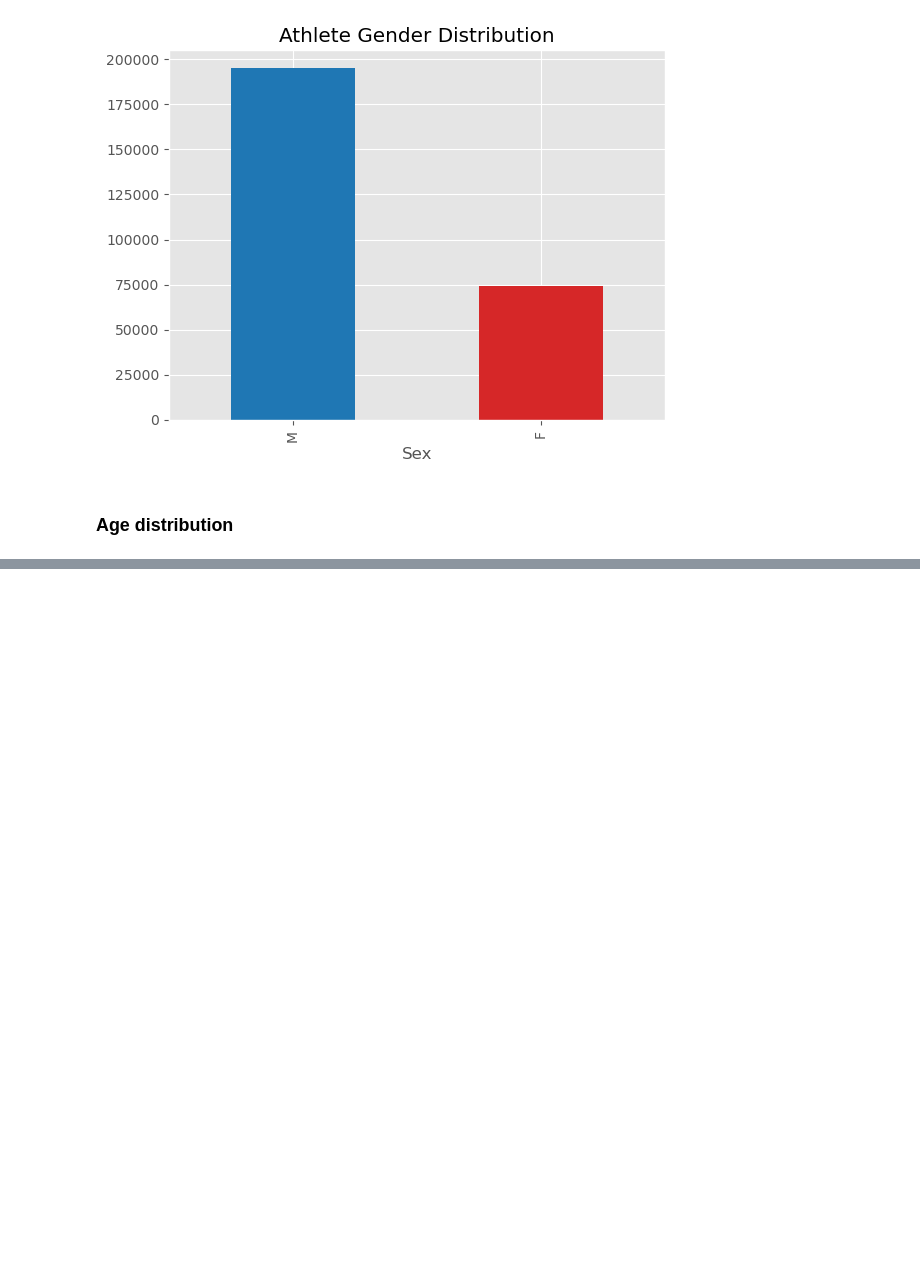
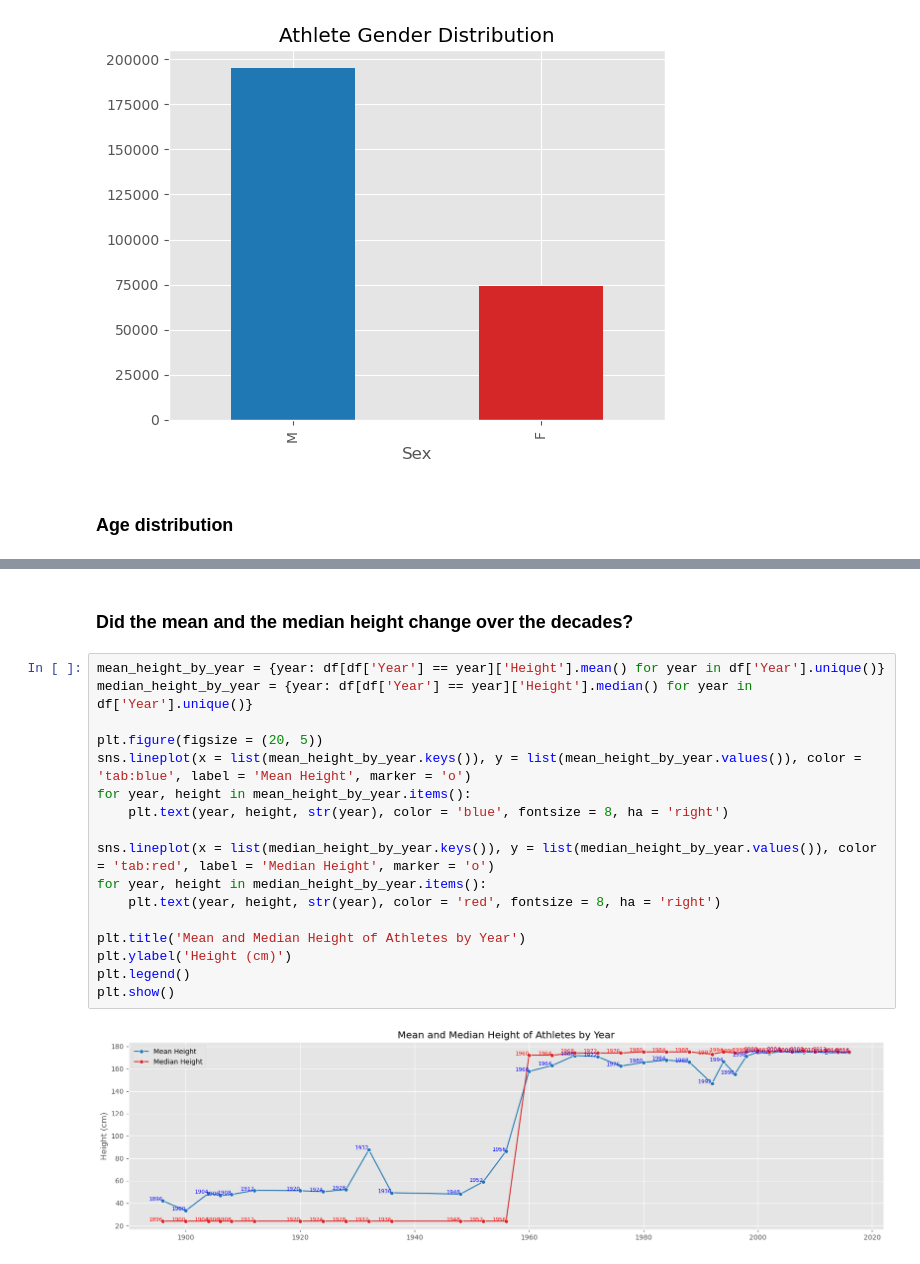
Before and after one commit to njuliann/athlete_events, a Jupyter notebook: tidy_athletes.ipynb, the cells around one changed output, grey strips where cells are left out. Drawn from its saved outputs; the diff is of its cells as text; blank space fills up the shorter version.

```diff
--- a/tidy_athletes.ipynb
+++ b/tidy_athletes.ipynb
@@ -192,0 +226,21 @@ Text(0.5, 1.0, 'Age Distribution of Athletes')
+# %% [markdown]
+### Did the mean and the median height change over the decades?
+# %%
+mean_height_by_year = {year: df[df['Year'] == year]['Height'].mean() for year in df['Year'].unique()}
+median_height_by_year = {year: df[df['Year'] == year]['Height'].median() for year in df['Year'].unique()}
+
+plt.figure(figsize = (20, 5))
+sns.lineplot(x = list(mean_height_by_year.keys()), y = list(mean_height_by_year.values()), color = 'tab:blue', label = 'Mean Height', marker = 'o')
+for year, height in mean_height_by_year.items():
+    plt.text(year, height, str(year), color = 'blue', fontsize = 8, ha = 'right')
+
+sns.lineplot(x = list(median_height_by_year.keys()), y = list(median_height_by_year.values()), color = 'tab:red', label = 'Median Height', marker = 'o')
+for year, height in median_height_by_year.items():
+    plt.text(year, height, str(year), color = 'red', fontsize = 8, ha = 'right')
+
+plt.title('Mean and Median Height of Athletes by Year')
+plt.ylabel('Height (cm)')
+plt.legend()
+plt.show()
+# %% [output]
+[figure, added]
```
Also changed, not shown: parts of 18 cells of this notebook.
